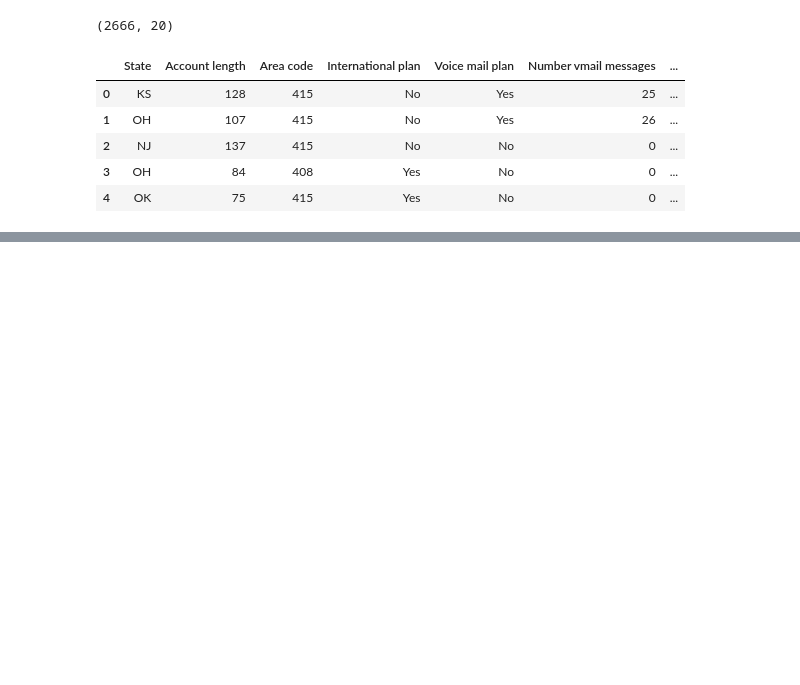
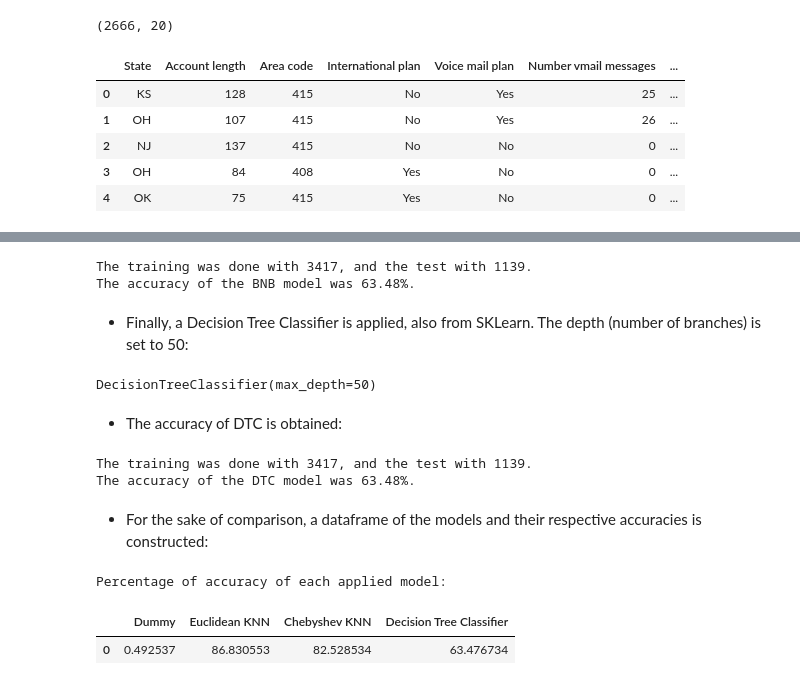
Before and after one commit to maranefabio/Machine-Learning-Projects, a Jupyter notebook: Telecom_Company/Project-Telecom_Company.ipynb, the cells around one changed output, grey strips where cells are left out. Cells and saved outputs as stored; diff of their text form; code cells hidden in the pictures; blank space fills up the shorter version.

```diff
--- a/Telecom_Company/Project-Telecom_Company.ipynb
+++ b/Telecom_Company/Project-Telecom_Company.ipynb
@@ -21,0 +136,10 @@ sns.countplot(x = data['Churn'])
+# %%
+from sklearn.metrics import accuracy_score
+
+prediction_euclidean = knn_euclidean.predict(x1_test)
+accuracy_euclidean = accuracy_score(x2_test, prediction_euclidean)*100
+
+prediction_chebyshev = knn_chebyshev.predict(x1_test)
+accuracy_chebyshev = accuracy_score(x2_test, prediction_chebyshev)*100
+
+print(f'The training was done with {len(x1_train)}, and the test with {len(x1_test)}.\nThe accuracy for the Euclidean metric was {accuracy_euclidean:.2f}%, and for the Chebyshev metric was{accuracy_chebyshev:.2f}%.')
@@ -21,0 +151,6 @@ sns.countplot(x = data['Churn'])
+# %%
+from sklearn.naive_bayes import BernoulliNB
+
+mean = np.mean(x1_train)
+bnb = BernoulliNB(binarize = mean)
+bnb.fit(x1_train, x2_train)
@@ -21,0 +161,42 @@ sns.countplot(x = data['Churn'])
+# %%
+prediction_bnb = bnb.predict(x1_test)
+accuracy_bnb = accuracy_score(x2_test, prediction_bnb)*100
+print(f'The training was done with {len(x1_train)}, and the test with {len(x1_test)}.\nThe accuracy of the BNB model was {accuracy_bnb:.2f}%.')
+# %% [output]
+The training was done with 3417, and the test with 1139.
+The accuracy of the BNB model was 63.48%.
+# %% [markdown]
+- Finally, a Decision Tree Classifier is applied, also from SKLearn. The depth (number of branches) is set to 50:
+# %%
+from sklearn.tree import DecisionTreeClassifier
+
+dtc = DecisionTreeClassifier(max_depth = 50)
+dtc.fit(x1_train, x2_train)
+# %% [output]
+DecisionTreeClassifier(max_depth=50)
+# %% [markdown]
+- The accuracy of DTC is obtained:
+# %%
+prediction_dtc = dtc.predict(x1_test)
+accuracy_dtc = accuracy_score(x2_test, prediction_bnb)*100
+print(f'The training was done with {len(x1_train)}, and the test with {len(x1_test)}.\nThe accuracy of the DTC model was {accuracy_dtc:.2f}%.')
+# %% [output]
+The training was done with 3417, and the test with 1139.
+The accuracy of the DTC model was 63.48%.
+# %% [markdown]
+- For the sake of comparison, a dataframe of the models and their respective accuracies is constructed:
+# %%
+models_map = [{
+    'Dummy': accuracy_dummy,
+    'Euclidean KNN': accuracy_euclidean,
+    'Chebyshev KNN': accuracy_chebyshev,
+    'Decision Tree Classifier': accuracy_dtc
+}]
+models_df = pd.DataFrame(models_map)
+
+print('Percentage of accuracy of each applied model:')
+models_df
+# %% [output]
+Percentage of accuracy of each applied model:
+|  | Dummy | Euclidean KNN | Chebyshev KNN | Decision Tree Classifier |
+| 0 | 0.492537 | 86.830553 | 82.528534 | 63.476734 |
```
Also changed, not shown: parts of 27 cells of this notebook.
